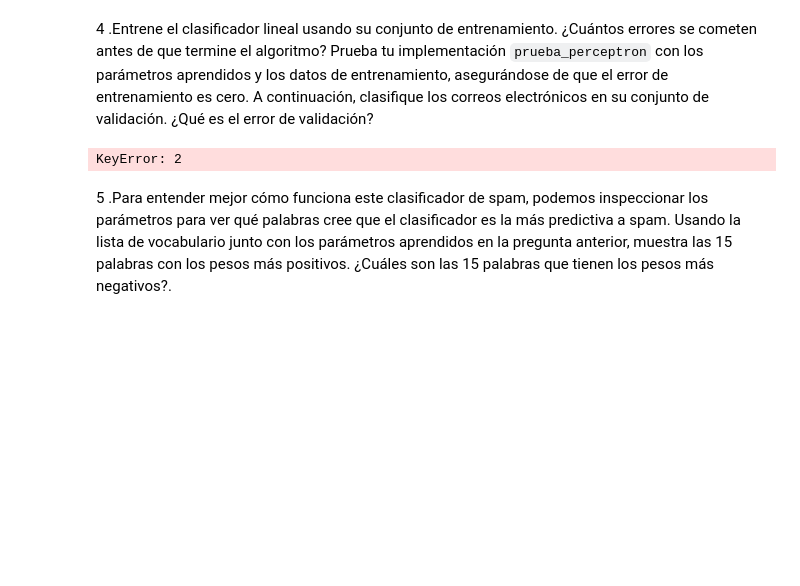
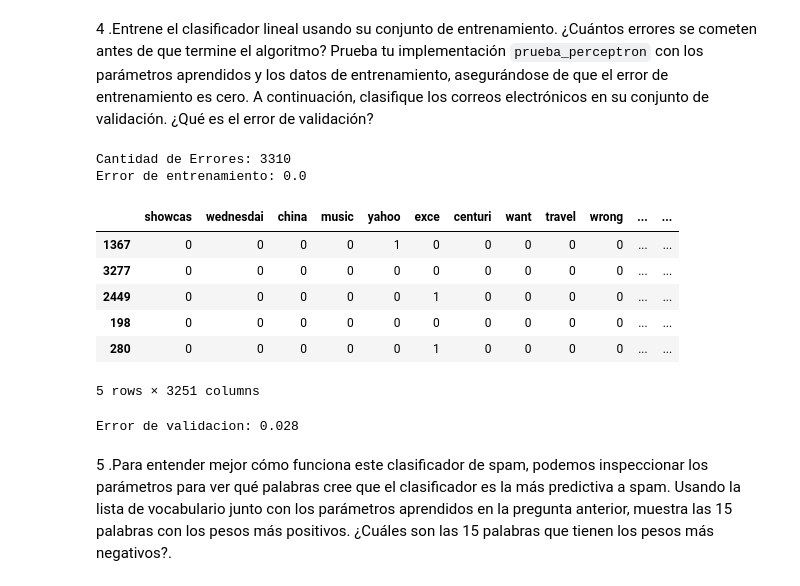
Before and after one commit to FrankCano/segunda-asignacion-del-curso-cm-072-lab4-rats, a Jupyter notebook: AsignacionML2.ipynb, the cells around one changed output. Saved outputs shown, nothing was run; the diff lists cells and outputs as text; code cells hidden in the pictures; blank space fills up the shorter version.

```diff
--- a/AsignacionML2.ipynb
+++ b/AsignacionML2.ipynb
@@ -206,12 +211,31 @@ def prueba_perceptron(w,xp,yp):
 # %% [markdown]
 4 .Entrene el clasificador lineal usando su conjunto de entrenamiento. ¿Cuántos errores se cometen antes de que termine el algoritmo? Prueba tu implementación `prueba_perceptron` con  los parámetros aprendidos y los datos de entrenamiento, asegurándose de que el error de entrenamiento es cero. A continuación, clasifique los correos electrónicos en su conjunto de validación. ¿Qué es el error de validación?
 # %%
-w,errores,it = entrenamiento_perceptron(X_train[words] ,y_train)
-print ('Cantidad de Errores:',errores)
-error_val = prueba_perceptron(w,X_train[words],y_train)
-print ('Error de validación:',error,val)
+w,errores,iters = entrenamiento_perceptron(X_train[words] ,y_train)
+print 'Cantidad de Errores:',errores
+error_ent = prueba_perceptron(w ,X_train[words],y_train)
+print 'Error de entrenamiento:',error_ent
 # %% [output]
-KeyError: 2
+Cantidad de Errores: 3310
+Error de entrenamiento: 0.0
+# %%
+# Verificamos si el conjunto de validación contiene las palabras de la tabla de frecuencias
+X_test = validar_palabras(X_test,words)
+X_test[words].head()
+# %% [output]
+|  | showcas | wednesdai | china | music | yahoo | exce | centuri | want | travel | wrong | ... | ... |
+| 1367 | 0 | 0 | 0 | 0 | 1 | 0 | 0 | 0 | 0 | 0 | ... | ... |
+| 3277 | 0 | 0 | 0 | 0 | 0 | 0 | 0 | 0 | 0 | 0 | ... | ... |
+| 2449 | 0 | 0 | 0 | 0 | 0 | 1 | 0 | 0 | 0 | 0 | ... | ... |
+| 198 | 0 | 0 | 0 | 0 | 0 | 0 | 0 | 0 | 0 | 0 | ... | ... |
+| 280 | 0 | 0 | 0 | 0 | 0 | 1 | 0 | 0 | 0 | 0 | ... | ... |
+5 rows × 3251 columns
+# %%
+# Clasificamos para ver el error
+error_val = prueba_perceptron(w,X_test[words],y_test)
+print 'Error de validacion:',error_val
+# %% [output]
+Error de validacion: 0.028
 # %% [markdown]
 5 .Para entender mejor cómo funciona este clasificador de spam, podemos inspeccionar los parámetros para ver qué palabras cree que el clasificador es la más predictiva a spam. Usando la lista de vocabulario junto con los parámetros aprendidos en la pregunta anterior, muestra las 15 palabras con los pesos más positivos. ¿Cuáles son las  15 palabras que tienen los pesos más negativos?.
 # %%
```
Also changed, not shown: parts of 5 cells of this notebook.
